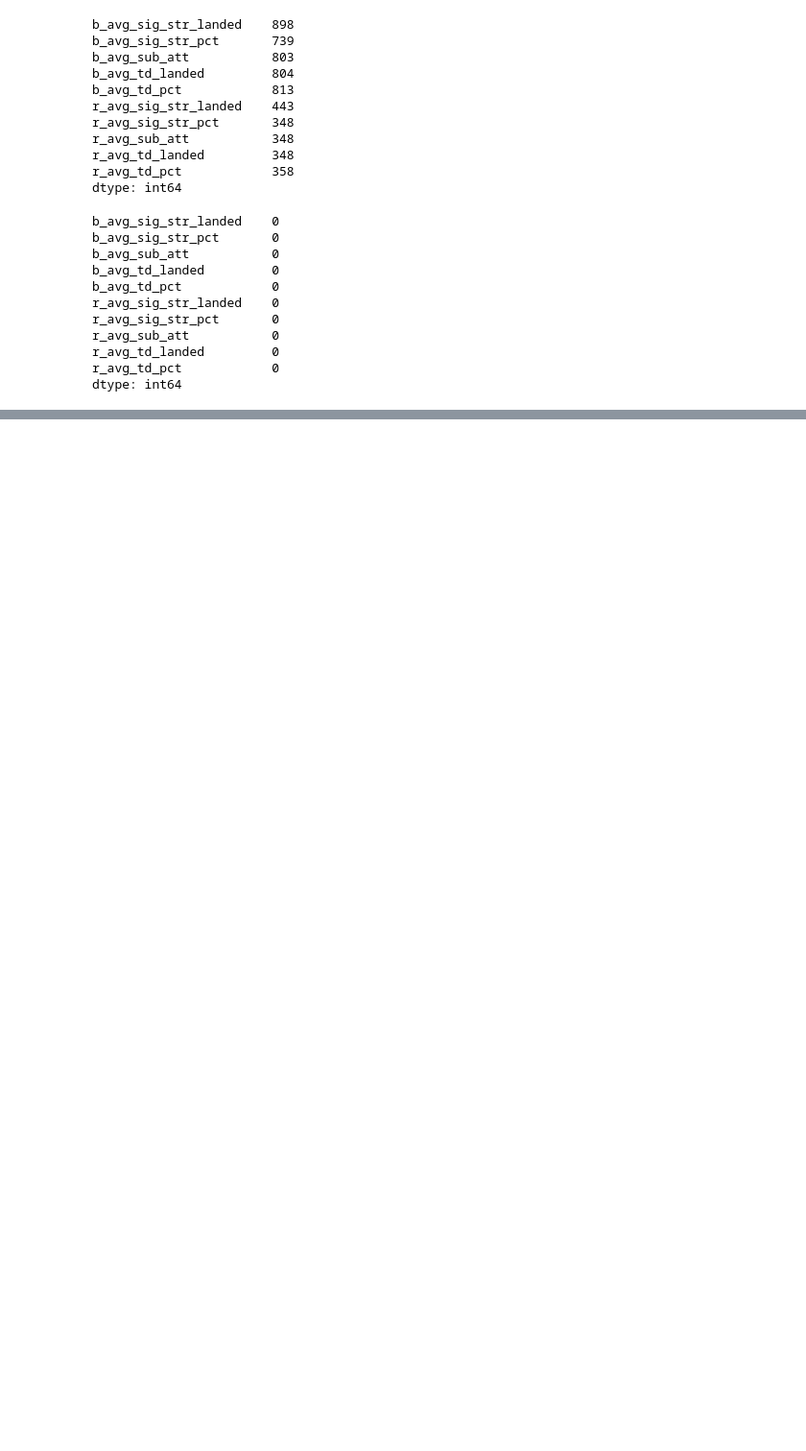
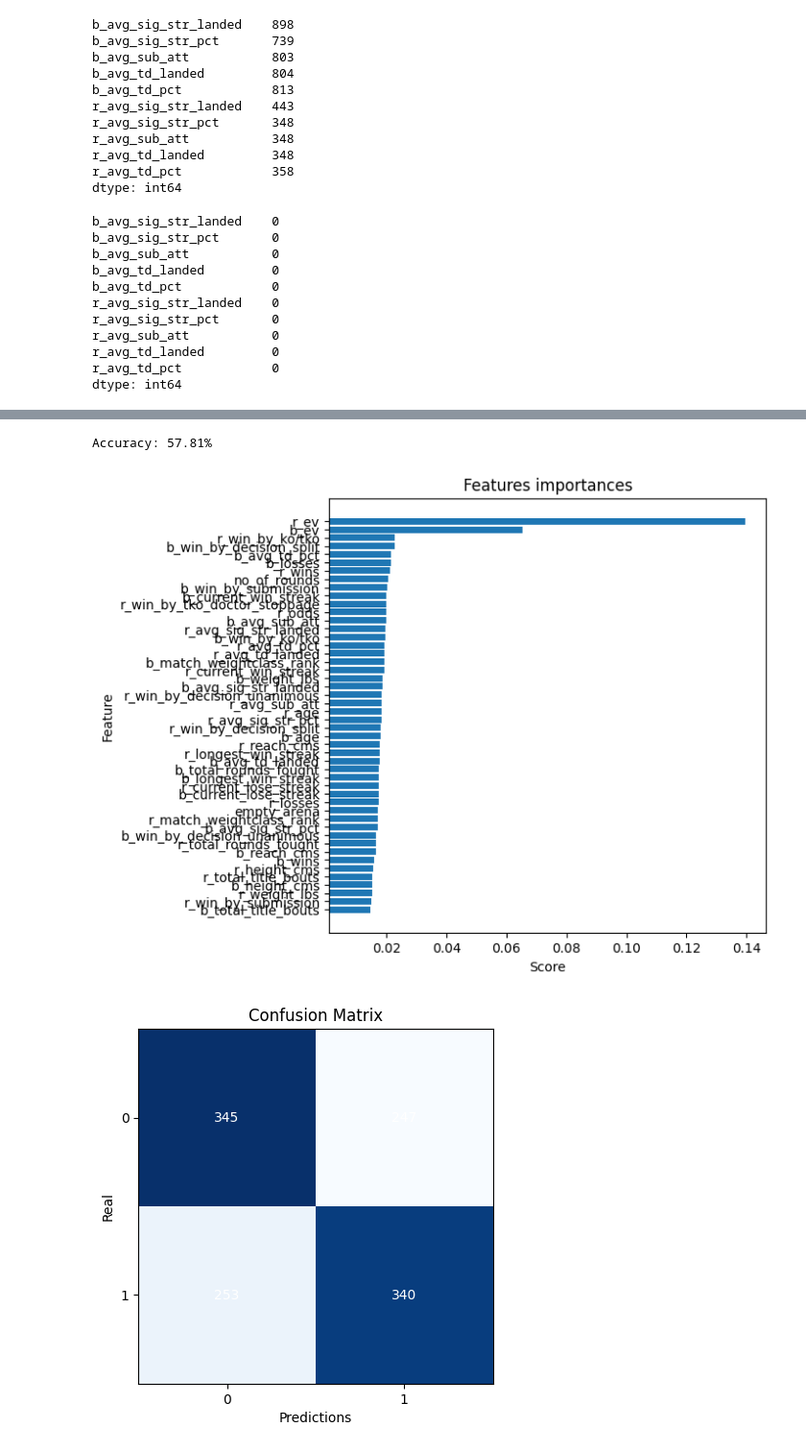
Before and after one commit to wilberquito/UFC-winner-predictor, a Jupyter notebook: lab/notebooks/ensemble.ipynb, the cells around one changed output, grey strips where cells are left out. Shown at 96% size. Cells and saved outputs as stored; diff of their text form; code cells hidden in the pictures; blank space fills up the shorter version.

```diff
--- a/lab/notebooks/ensemble.ipynb
+++ b/lab/notebooks/ensemble.ipynb
@@ -74,7 +83,7 @@ avgs
  'r_avg_td_pct']
 # %%
 for avg in avgs:
-    df[avg] = df[avg].astype('float')
+    df[avg] = df[avg].astype('float32')
 
 df[avgs].dtypes
 # %% [output]
@@ -121,0 +264,24 @@ dtype: int64
+# %%
+## tunning
+columns = [
+          #'r_ev',
+         #'b_ev',
+            'b_odds',
+          'b_pound_for_pound_rank',
+           # 'r_weight_lbs',
+           #'b_weight_lbs',
+         'r_win_by_decision_majority',
+           'b_win_by_decision_majority',
+           #'empty_arena',
+           'title_bout',
+            #'n_of_rounds',
+            'b_win_by_tko_doctor_stoppage',
+          ]
+
+noencoding.drop(columns=columns, inplace=True, errors='ignore')
+
+weights = classifier(noencoding, 'winner')
+# %% [output]
+Accuracy: 57.81%
+[figure, added]
+[figure, added]
```
Also changed, not shown: parts of 19 cells of this notebook, 3 other files.
